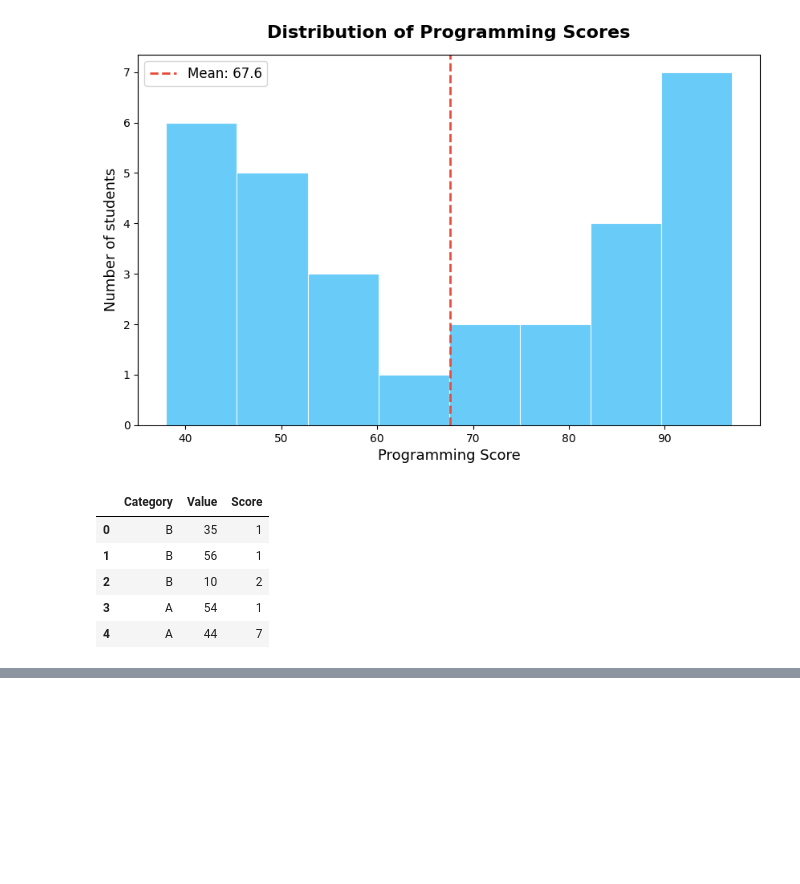
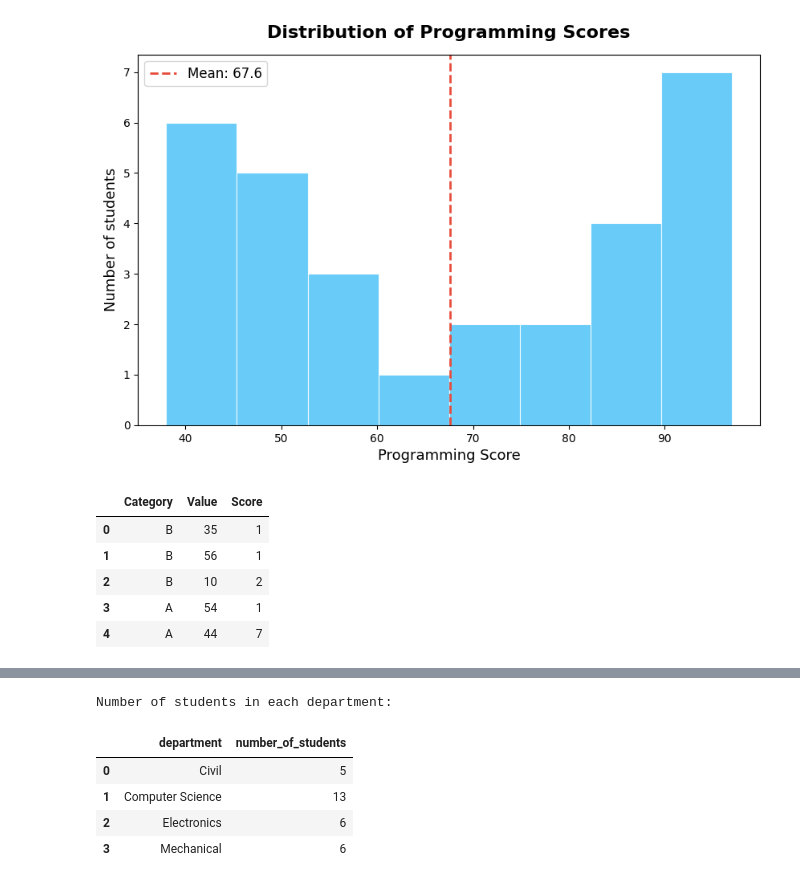
Before and after one commit to kanish-27/KanishKrishna-Codeboosters-Internship-2026, a Jupyter notebook: Day_02_Database_SQL_Visualization.ipynb, the cells around one changed output, grey strips where cells are left out. Cells and saved outputs as stored; diff of their text form; code cells hidden in the pictures; blank space fills up the shorter version.

```diff
--- a/Day_02_Database_SQL_Visualization.ipynb
+++ b/Day_02_Database_SQL_Visualization.ipynb
@@ -457,0 +503,21 @@ fig.show()
+# %%
+import pandas as pd # Ensure pandas is imported
+query_2 = """
+SELECT
+    department,
+    COUNT(*) AS number_of_students
+FROM
+    students
+GROUP BY
+    department;
+"""
+students_per_department_df = pd.read_sql_query(query_2, conn)
+print("Number of students in each department:")
+display(students_per_department_df)
+# %% [output]
+Number of students in each department:
+|  | department | number_of_students |
+| 0 | Civil | 5 |
+| 1 | Computer Science | 13 |
+| 2 | Electronics | 6 |
+| 3 | Mechanical | 6 |
```
Also changed, not shown: parts of 6 cells of this notebook.
